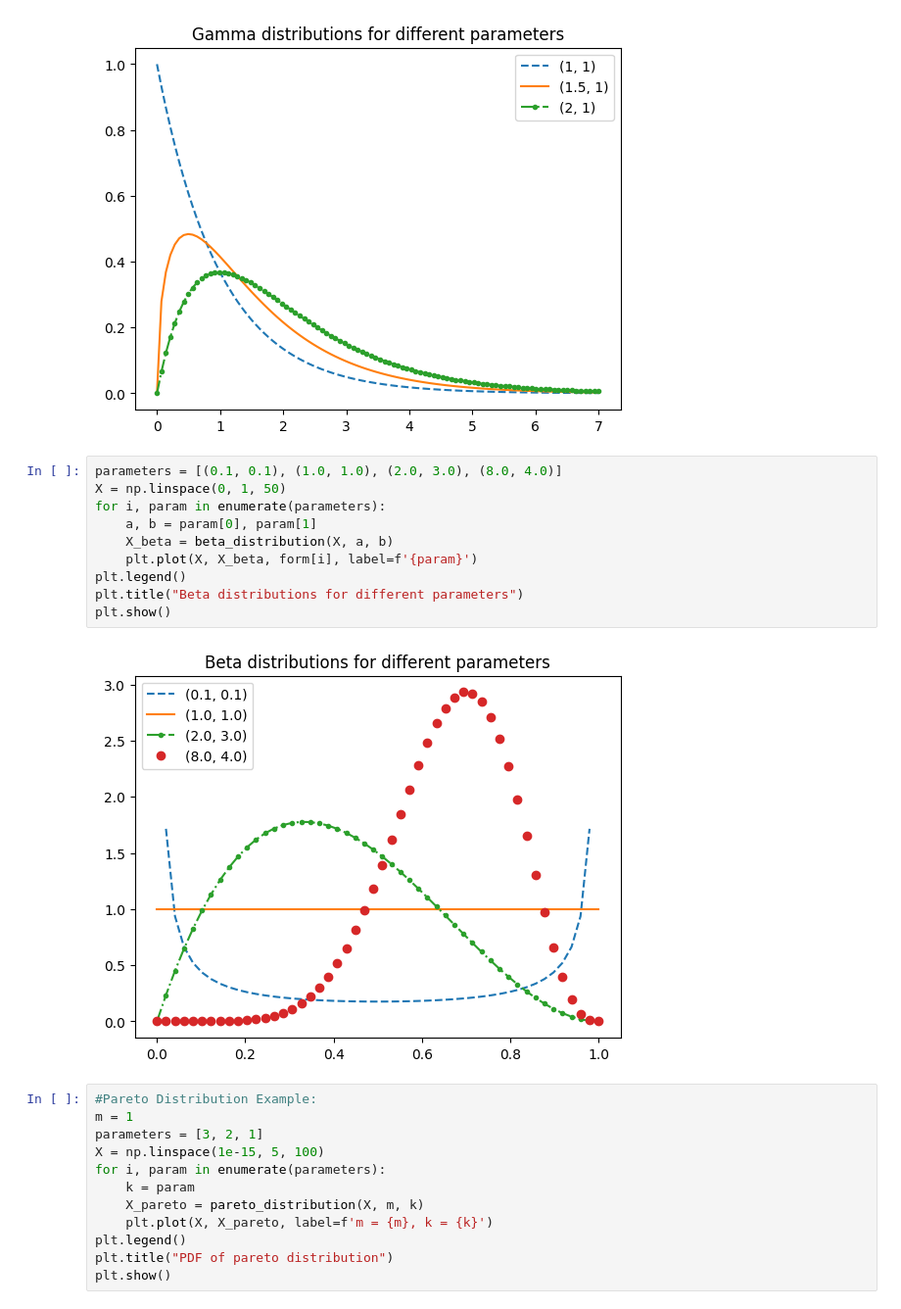
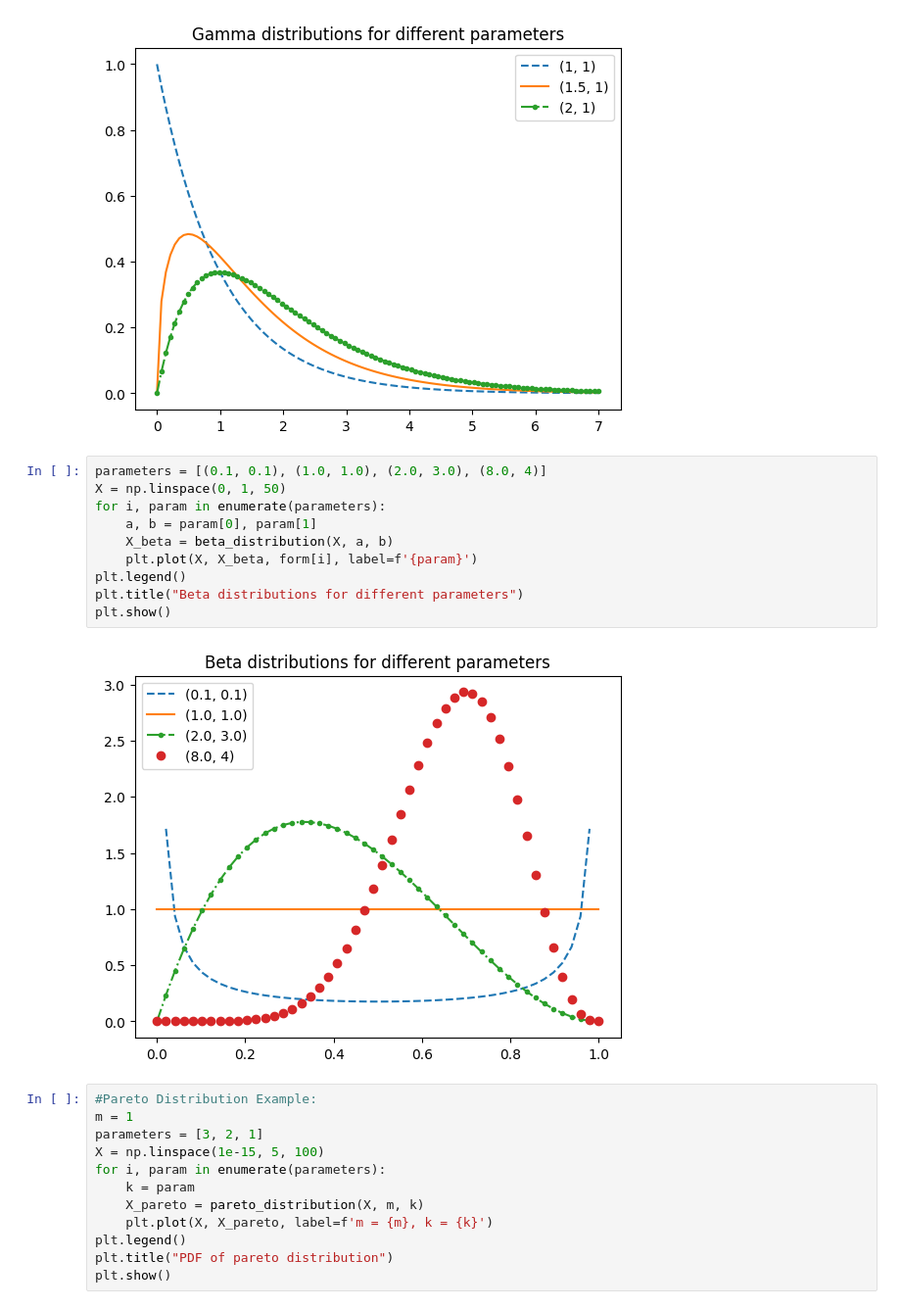
Before and after one commit to cherifseye/CogniCraft, a Jupyter notebook: probablity/examples.ipynb, the cells around one changed output. Shown: that part at 98% size. Drawn from its saved outputs; the diff is of its cells as text.

```diff
--- a/probablity/examples.ipynb
+++ b/probablity/examples.ipynb
@@ -124,17 +124,17 @@ plt.show()
 # %% [output]
 [figure]
 # %%
-parameters = [(0.1, 0.1), (1.0, 1.0), (2.0, 3.0), (8.0, 4.0)]
+parameters = [(0.1, 0.1), (1.0, 1.0), (2.0, 3.0), (8.0, 4)]
 X = np.linspace(0, 1, 50)
 for i, param in enumerate(parameters):
     a, b = param[0], param[1]
     X_beta = beta_distribution(X, a, b)
     plt.plot(X, X_beta, form[i], label=f'{param}')
 plt.legend()
 plt.title("Beta distributions for different parameters")
 plt.show()
 # %% [output]
-[figure, old version]
+[figure, new version]
 # %%
 #Pareto Distribution Example:
 m = 1
```
Also changed, not shown: parts of 3 cells of this notebook, 3 other files.
